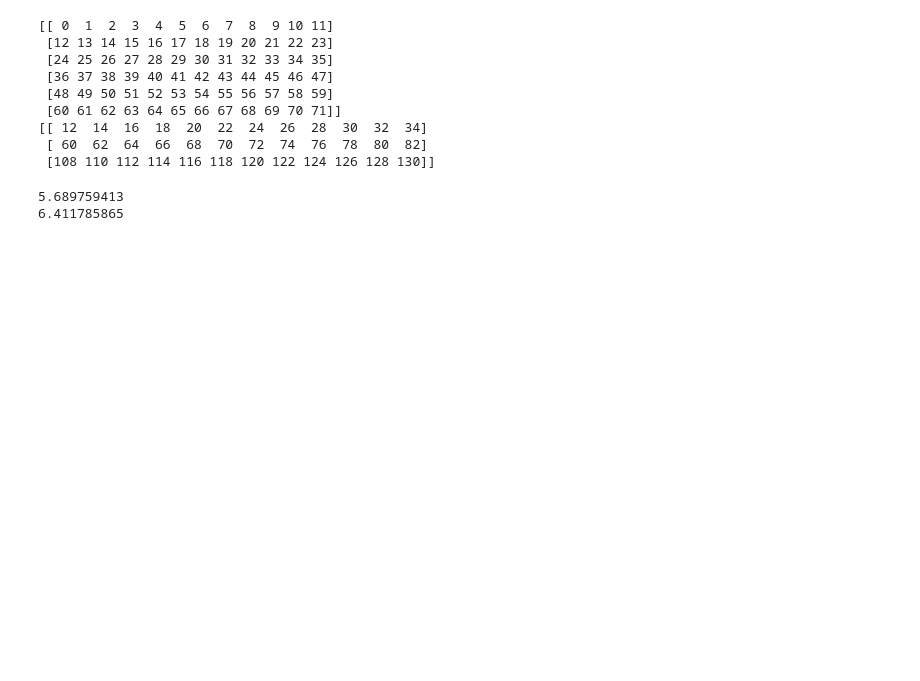
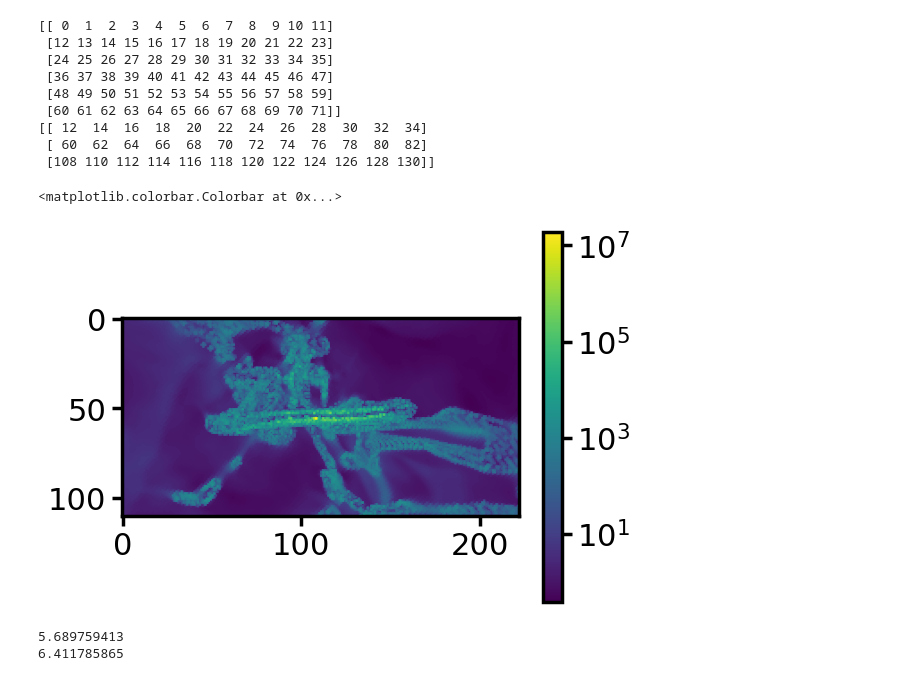
Before and after one commit to brockparker/Research, a Jupyter notebook: CCDs/Skipper_Noise/Brock/aspera_resolutions_Brock.ipynb, the cells around one changed output. Cells and saved outputs as stored; diff of their text form; code cells hidden in the pictures; blank space fills up the shorter version.

```diff
--- a/CCDs/Skipper_Noise/Brock/aspera_resolutions_Brock.ipynb
+++ b/CCDs/Skipper_Noise/Brock/aspera_resolutions_Brock.ipynb
@@ -841,6 +842,12 @@ fname='edgeon_Ryan_z0_Emission_OVI_1032_270kpc.fits'
 tt=fits.open(fname)
 oim=np.transpose(tt['PRIMARY'].data, axes=(1,0))
 # oim=tt['PRIMARY'].data
+# %%
+plt.imshow(oim, norm = LogNorm())
+plt.colorbar()
+# %% [output]
+<matplotlib.colorbar.Colorbar at 0x...>
+[figure, added]
 # %%
 def photon_energy(lam=103.5): # lambda in nanometer
     return constants.h/1e-7*constants.c/(lam*1e-9)
```
Also changed, not shown: parts of 25 cells of this notebook, 3 other files.
